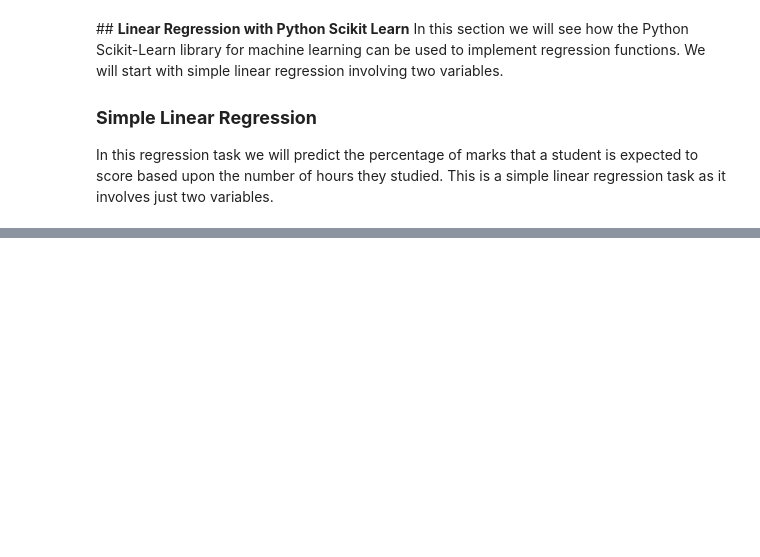
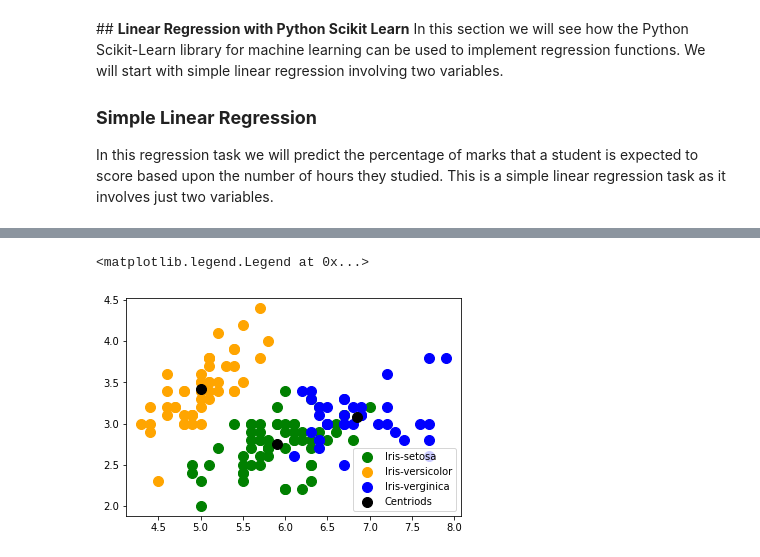
Before and after one commit to Abdellatif-Elfeke/-TSF-GRIP-Internship-Tasks, a Jupyter notebook: K_Mean_Task.ipynb, the cells around one changed output, grey strips where cells are left out. Cells and saved outputs as stored; diff of their text form; code cells hidden in the pictures; blank space fills up the shorter version.

```diff
--- a/K_Mean_Task.ipynb
+++ b/K_Mean_Task.ipynb
@@ -19,0 +67,12 @@ FileNotFoundError: ignored
+# %%
+#visualising th clusters
+plt.scatter(x[y_kmeans==0,0], x[y_kmeans==0,1], s=100, c='green', label='Iris-setosa')
+plt.scatter(x[y_kmeans==1,0], x[y_kmeans==1,1], s=100, c='orange', label='Iris-versicolor')
+plt.scatter(x[y_kmeans==2,0], x[y_kmeans==2,1], s=100, c='blue', label='Iris-verginica')
+
+#plotting centriods of clusters
+plt.scatter(kmeans.cluster_centers_[:,0], kmeans.cluster_centers_[:,1], s=100, c='black', label='Centriods')
+plt.legend()
+# %% [output]
+<matplotlib.legend.Legend at 0x...>
+[figure, added]
```
Also changed, not shown: parts of 6 cells of this notebook.
